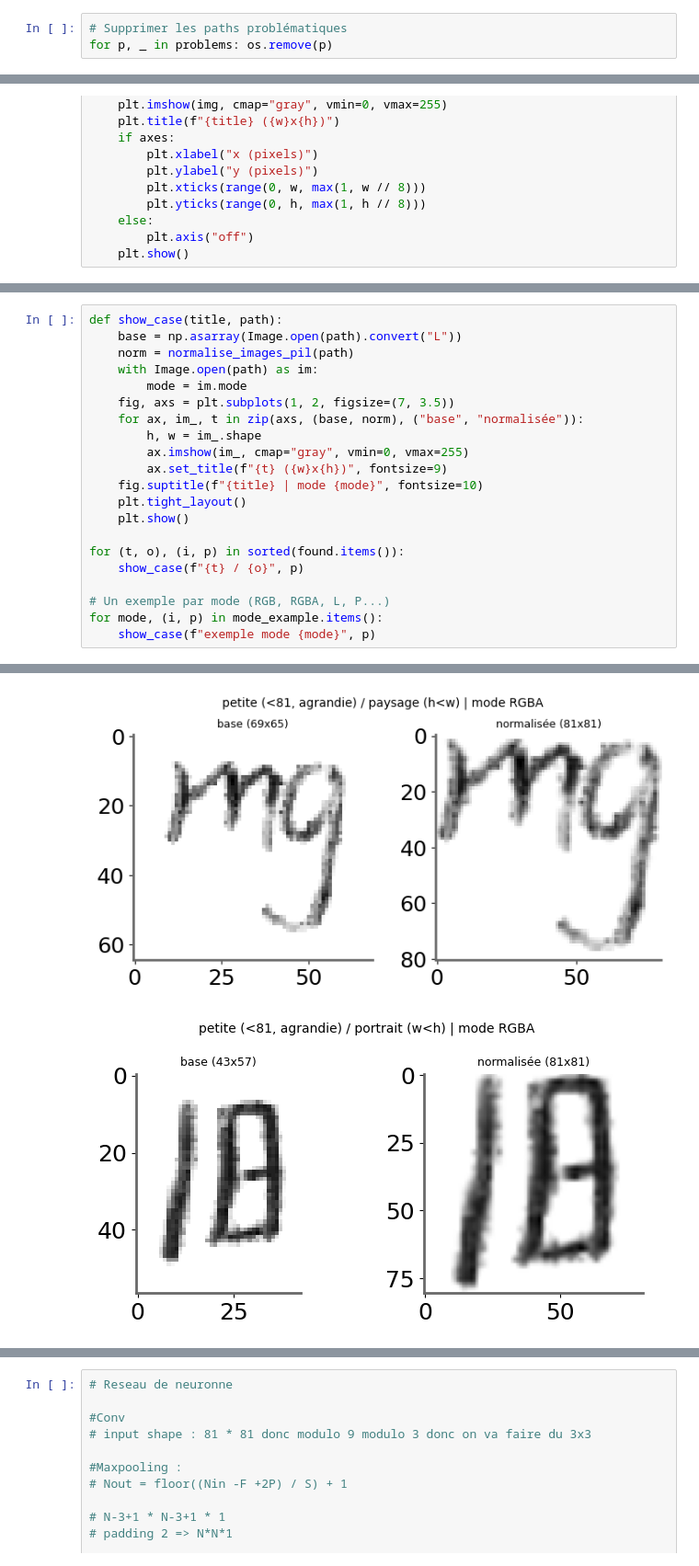
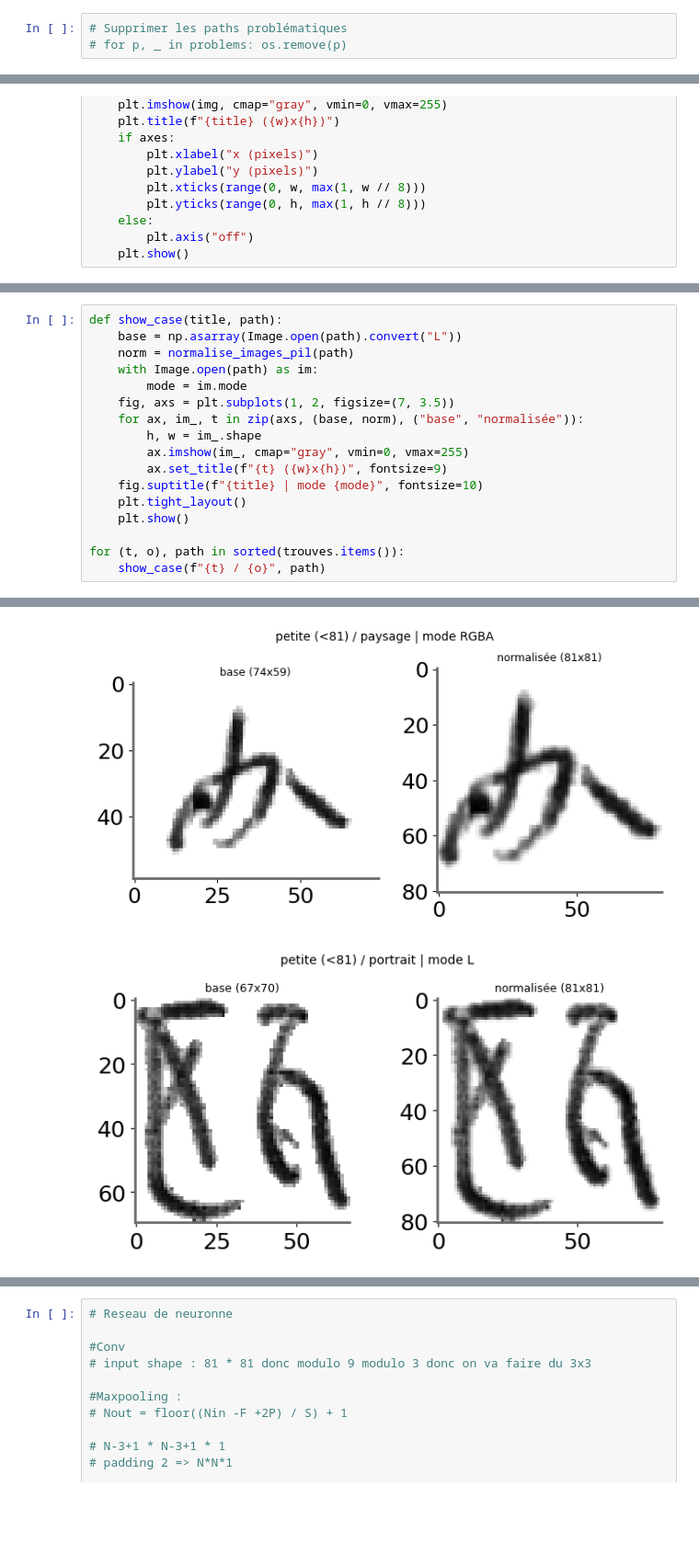
Before and after one commit to paulcesartoux/ocr-hanzi, a Jupyter notebook: cnn hanzi.ipynb, the cells around one changed output, grey strips where cells are left out. Shown at 92% size. Saved outputs shown, nothing was run; the diff lists cells and outputs as text; blank space fills up the shorter version.

```diff
--- a/cnn hanzi.ipynb
+++ b/cnn hanzi.ipynb
@@ -291,3 +197,3 @@ history=fit(model,x_train,y_train,x_test,y_test,EPOCHS=epochs,BATCH_SIZE = batch
 # %%
 # Supprimer les paths problématiques
-for p, _ in problems: os.remove(p)
+# for p, _ in problems: os.remove(p)
@@ -421,10 +335,6 @@ def show_case(title, path):
     plt.tight_layout()
     plt.show()
 
-for (t, o), (i, p) in sorted(found.items()):
-    show_case(f"{t} / {o}", p)
-
-# Un exemple par mode (RGB, RGBA, L, P...)
-for mode, (i, p) in mode_example.items():
-    show_case(f"exemple mode {mode}", p)
+for (t, o), path in sorted(trouves.items()):
+    show_case(f"{t} / {o}", path)
 # %% [output]
@@ -435,2 +345,2 @@ for mode, (i, p) in mode_example.items():
-[figure, old version]
+[figure, new version]
-[figure, old version]
+[figure, new version]
```
Also changed, not shown: parts of 31 cells of this notebook.
